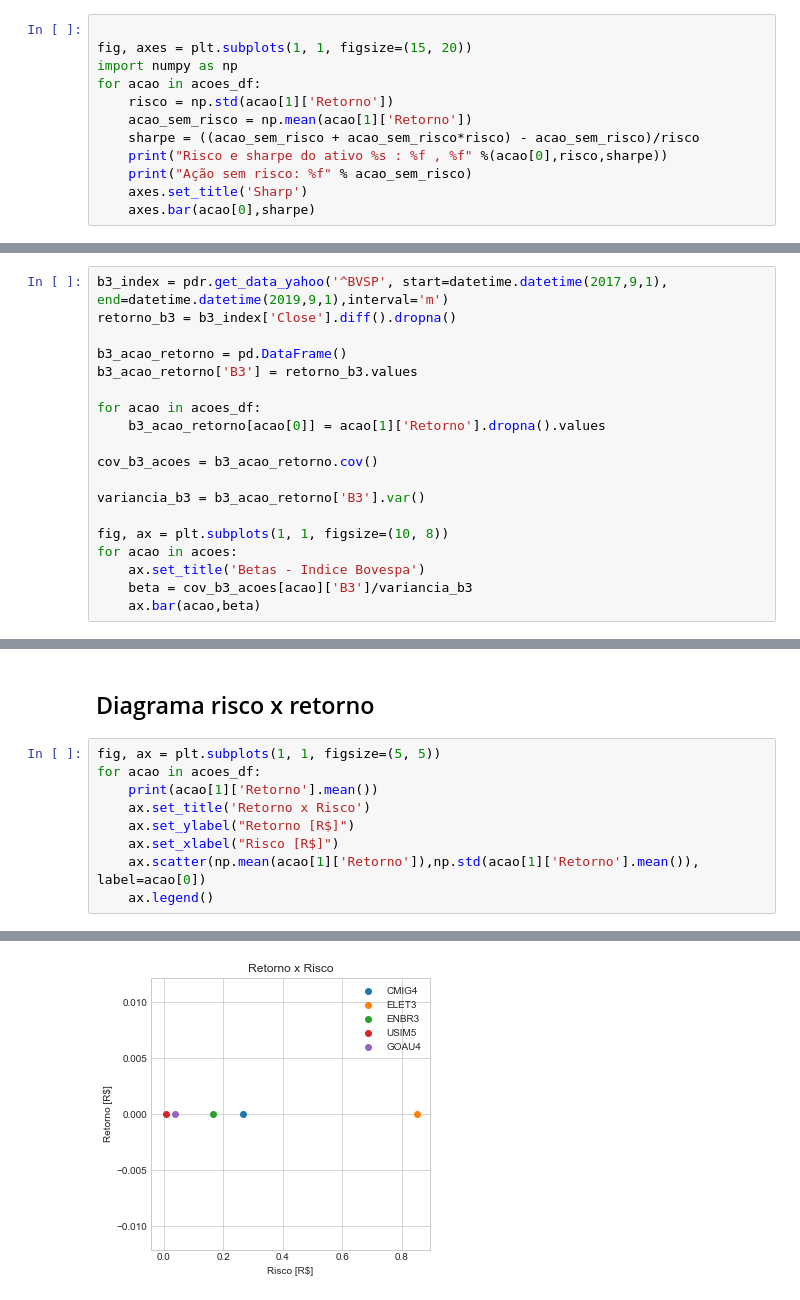
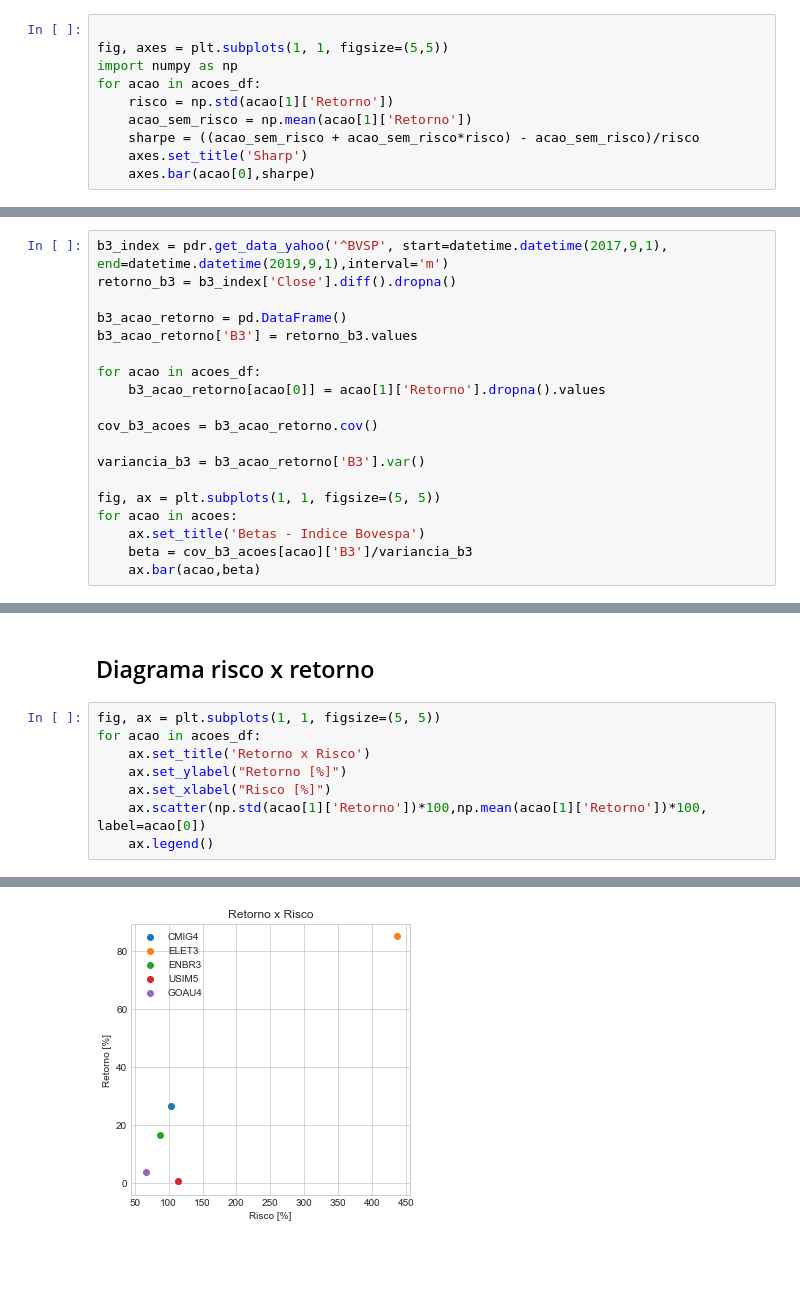
Before and after one commit to AlgotradingQueLucra/Trabalho-1, a Jupyter notebook: Primeira_2BAtividade_2BPr_C3_A1tica_2BAvaliativa.ipynb, the cells around one changed output, grey strips where cells are left out. Drawn from its saved outputs; the diff is of its cells as text; blank space fills up the shorter version.

```diff
--- a/Primeira_2BAtividade_2BPr_C3_A1tica_2BAvaliativa.ipynb
+++ b/Primeira_2BAtividade_2BPr_C3_A1tica_2BAvaliativa.ipynb
@@ -602,14 +600,12 @@ for acao in acoes_df:
 ## Sharpe
 # %%
 
-fig, axes = plt.subplots(1, 1, figsize=(15, 20))
+fig, axes = plt.subplots(1, 1, figsize=(5,5))
 import numpy as np
 for acao in acoes_df:
     risco = np.std(acao[1]['Retorno'])
     acao_sem_risco = np.mean(acao[1]['Retorno'])
     sharpe = ((acao_sem_risco + acao_sem_risco*risco) - acao_sem_risco)/risco
-    print("Risco e sharpe do ativo %s : %f , %f" %(acao[0],risco,sharpe))
-    print("Ação sem risco: %f" % acao_sem_risco)
     axes.set_title('Sharp')
     axes.bar(acao[0],sharpe)
 # %% [output]
@@ -681,7 +667,7 @@ cov_b3_acoes = b3_acao_retorno.cov()
 
 variancia_b3 = b3_acao_retorno['B3'].var()
 
-fig, ax = plt.subplots(1, 1, figsize=(10, 8))
+fig, ax = plt.subplots(1, 1, figsize=(5, 5))
 for acao in acoes:
     ax.set_title('Betas - Indice Bovespa')
     beta = cov_b3_acoes[acao]['B3']/variancia_b3
@@ -698,10 +684,9 @@ for acao in acoes:
 # %%
 fig, ax = plt.subplots(1, 1, figsize=(5, 5))
 for acao in acoes_df:
-    print(acao[1]['Retorno'].mean())
     ax.set_title('Retorno x Risco')
-    ax.set_ylabel("Retorno [R$]")
-    ax.set_xlabel("Risco [R$]")
-    ax.scatter(np.mean(acao[1]['Retorno']),np.std(acao[1]['Retorno'].mean()), label=acao[0])
+    ax.set_ylabel("Retorno [%]")
+    ax.set_xlabel("Risco [%]")
+    ax.scatter(np.std(acao[1]['Retorno'])*100,np.mean(acao[1]['Retorno'])*100, label=acao[0])
     ax.legend()
 # %% [output]
@@ -713 +693 @@ for acao in acoes_df:
-[figure, old version]
+[figure, new version]
```
Also changed, not shown: parts of 4 cells of this notebook.
